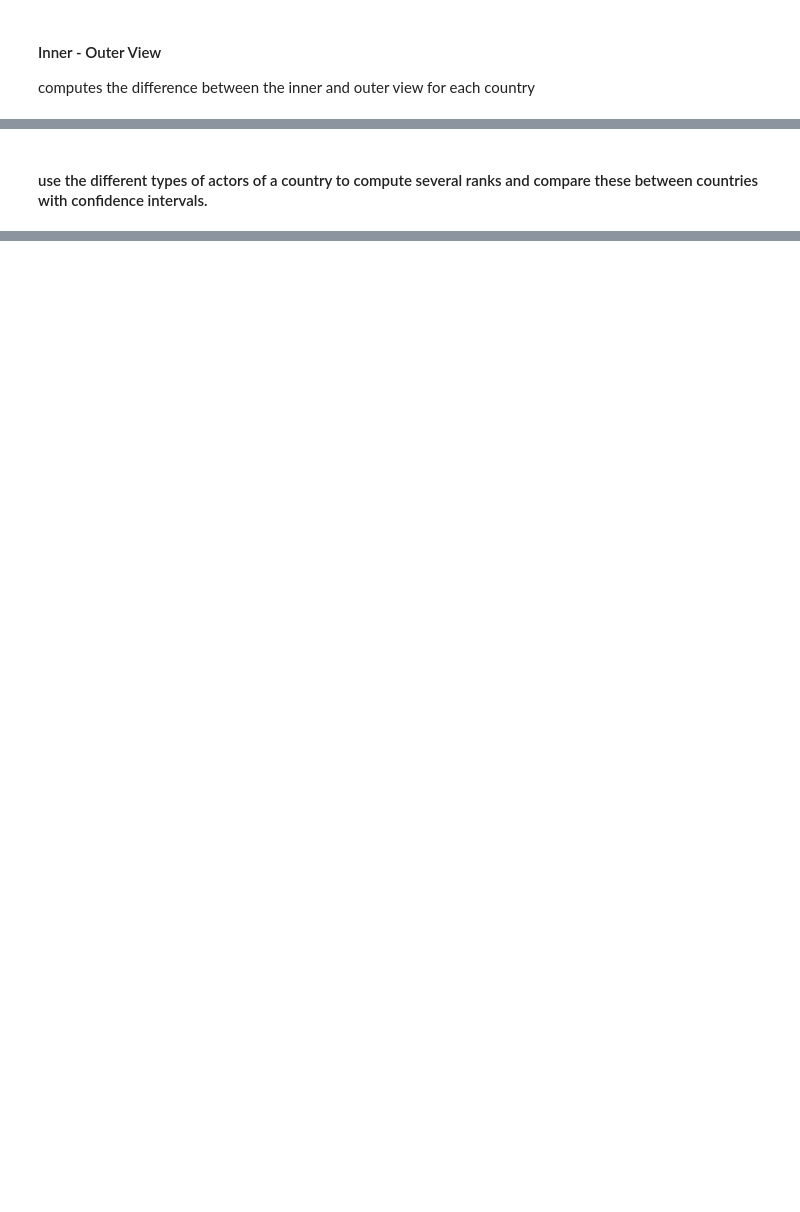
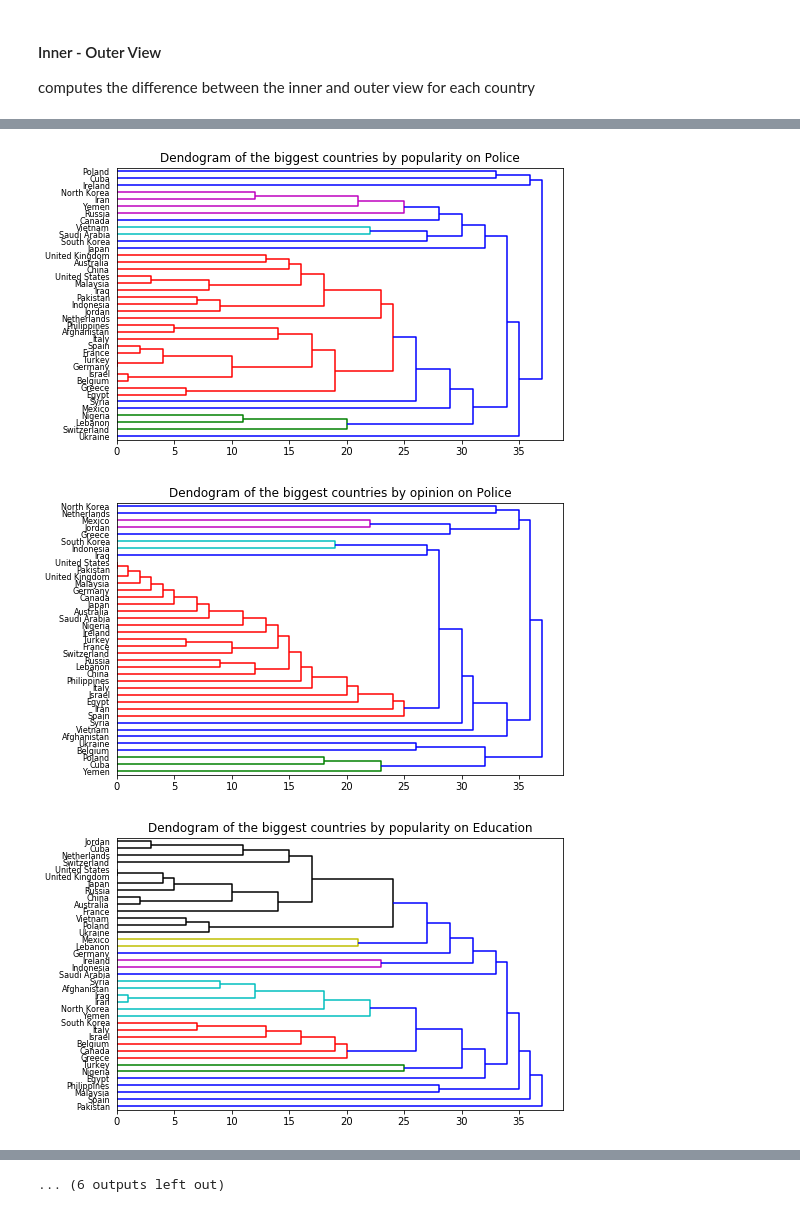
Before and after one commit to NatGr/projectAdA, a Jupyter notebook: tests_nathan.ipynb, the cells around one changed output, grey strips where cells are left out. Cells and saved outputs as stored; diff of their text form; code cells hidden in the pictures; blank space fills up the shorter version.

```diff
--- a/tests_nathan.ipynb
+++ b/tests_nathan.ipynb
@@ -302,2 +386,0 @@ for i in range(np.max(clusters)+1):
-# %% [markdown]
-#### use the different types of actors of a country to compute several ranks and compare these between countries with confidence intervals.
@@ -328,0 +387,46 @@ big_countries_inner_type_view[big_countries_inner_type_view.actor_type == "COP"]
+# %%
+def compute_dendogram(selected_type, countries, cluster_on_popularity, save_fig,
+                      country_to_country_view=country_to_country_view,
+                      country_to_type_view=country_to_type_view):
+    """
+    clusters the given data and shows the corresponding dendogram
+
+    :param countries: the countries to cluster on
+    :param selected_type: the actor type to cluster on or all
+    :param cluster_on_popularity: wether we cluster on the way we are seen by other countries
+    or on the way we see other countries
+    :param save_fig: wether we save teh figure or not
+    :param country_to_country_view: the df to use if selected_type is ALL
+    :param country_to_type_view: the df to use if selected_type is not ALL
+    """
+    # only uses mentions where actor_type is selected_type
+    title = "Dendogram of the biggest countries " + ("by popularity" if cluster_on_popularity else "by opinion")
+    if selected_type == "ALL":
+        title += " on all actor types"
+        to_cluster = country_to_country_view[country_to_country_view.apply(lambda x:
+                x.actor_country in countries and x.mention_country in countries, axis = 1)].copy()
+    else:
+        title += f" on {ACTOR_TYPES_DESCRIPTION[selected_type]}"
+        to_cluster = country_to_type_view[country_to_type_view.apply(lambda x: x.actor_country
+            in countries and x.mention_country in countries and
+                                            x.actor_type == selected_type , axis = 1)].copy()
+
+    countries = np.intersect1d(to_cluster.actor_country.unique(), to_cluster.mention_country.unique())
+    opinions = get_clustering_matrix(to_cluster, countries, cluster_on_popularity=cluster_on_popularity)
+    model = AgglomerativeClustering(n_clusters=13, affinity="l1", linkage="average")  # uses l1
+    # norm because l2 norm is more sensible to big variations than to small ones
+
+    clusters = model.fit_predict(opinions)
+    plot_dendrogram(model, title=title, save_fig=save_fig, labels=countries)
+# %%
+# taking the biggest countries in term of references
+countries = list(country_outer_view.sort_values(by="count_mentions",
+                                                    ascending=False).head(40).country)
+
+for i in ACTOR_TYPES + ["ALL"]:
+    for j in [True, False]:
+        compute_dendogram(i, countries, cluster_on_popularity=j, save_fig=False)
+# %% [output]
+[figure, added]
+[figure, added]
+[figure, added]
@@ -329,2 +442,3 @@ big_countries_inner_type_view[big_countries_inner_type_view.actor_type == "COP"]
+... (6 outputs left out)
 # %% [markdown]
 #### Inner media variance
```
Also changed, not shown: parts of 32 cells of this notebook, 8 other files.
